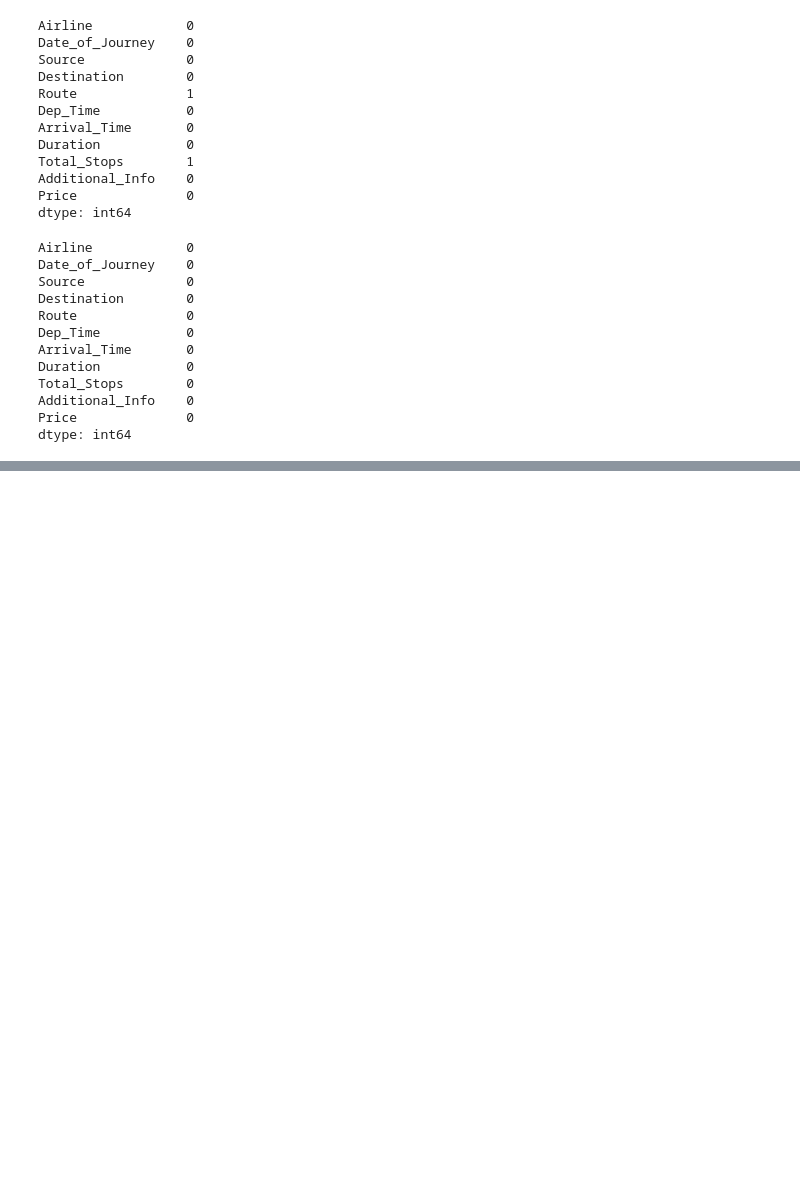
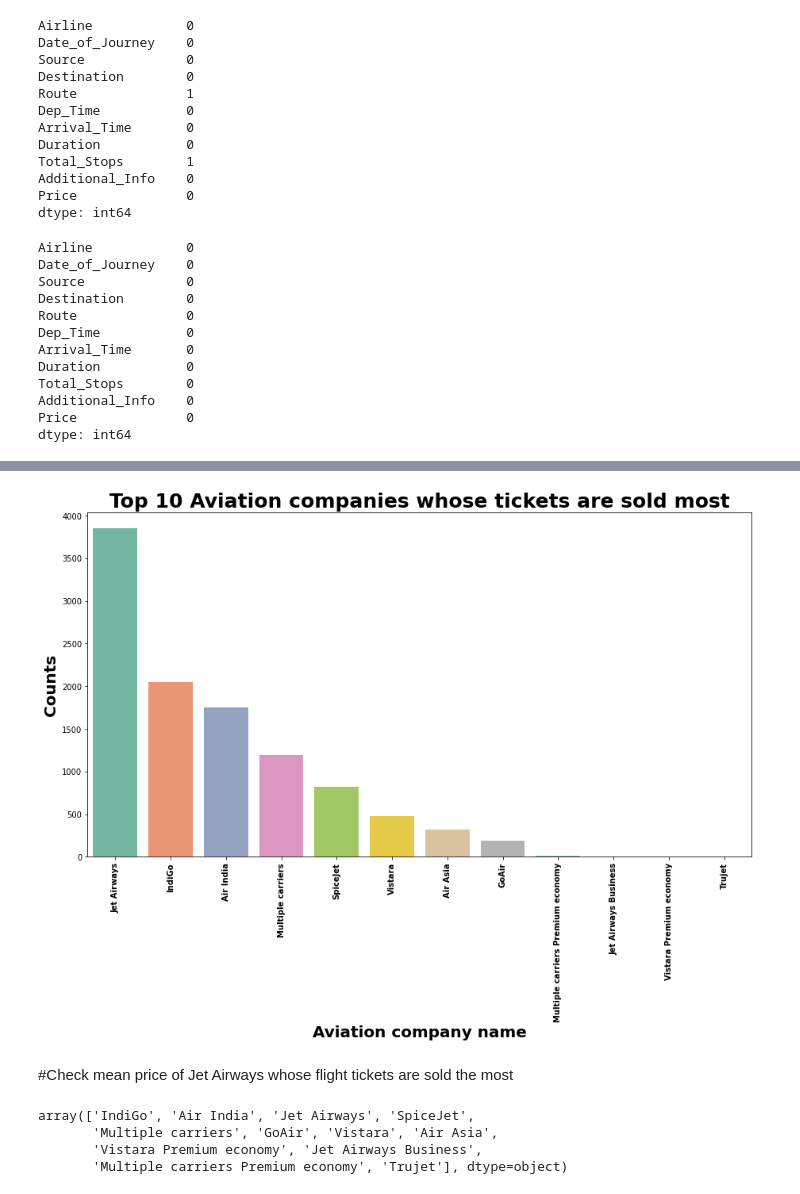
Before and after one commit to chandansinghthakur/flight_price_prediction, a Jupyter notebook: Flight_price_prediction_EDA.ipynb, the cells around one changed output, grey strips where cells are left out. Cells and saved outputs as stored; diff of their text form; code cells hidden in the pictures; blank space fills up the shorter version.

```diff
--- a/Flight_price_prediction_EDA.ipynb
+++ b/Flight_price_prediction_EDA.ipynb
@@ -215,0 +240,20 @@ dtype: int64
+# %%
+plt.figure(figsize=(15,8))
+sns.countplot(x='Airline', data= df, palette = "Set2", order= df['Airline'].value_counts().index)
+plt.title('Top 10 Aviation companies whose tickets are sold most', weight='bold', fontsize=25)
+plt.xlabel("Aviation company name", weight='bold',fontsize=20)
+plt.ylabel("Counts",weight='bold',fontsize=20)
+plt.xticks(rotation=90,weight='bold')
+plt.show()
+# %% [output]
+[figure, added]
+# %% [markdown]
+#Check mean price of Jet Airways whose flight tickets are sold the most
+# %%
+airlines = df.Airline.unique()
+airlines
+# %% [output]
+array(['IndiGo', 'Air India', 'Jet Airways', 'SpiceJet',
+       'Multiple carriers', 'GoAir', 'Vistara', 'Air Asia',
+       'Vistara Premium economy', 'Jet Airways Business',
+       'Multiple carriers Premium economy', 'Trujet'], dtype=object)
```
Also changed, not shown: parts of 8 cells of this notebook.
